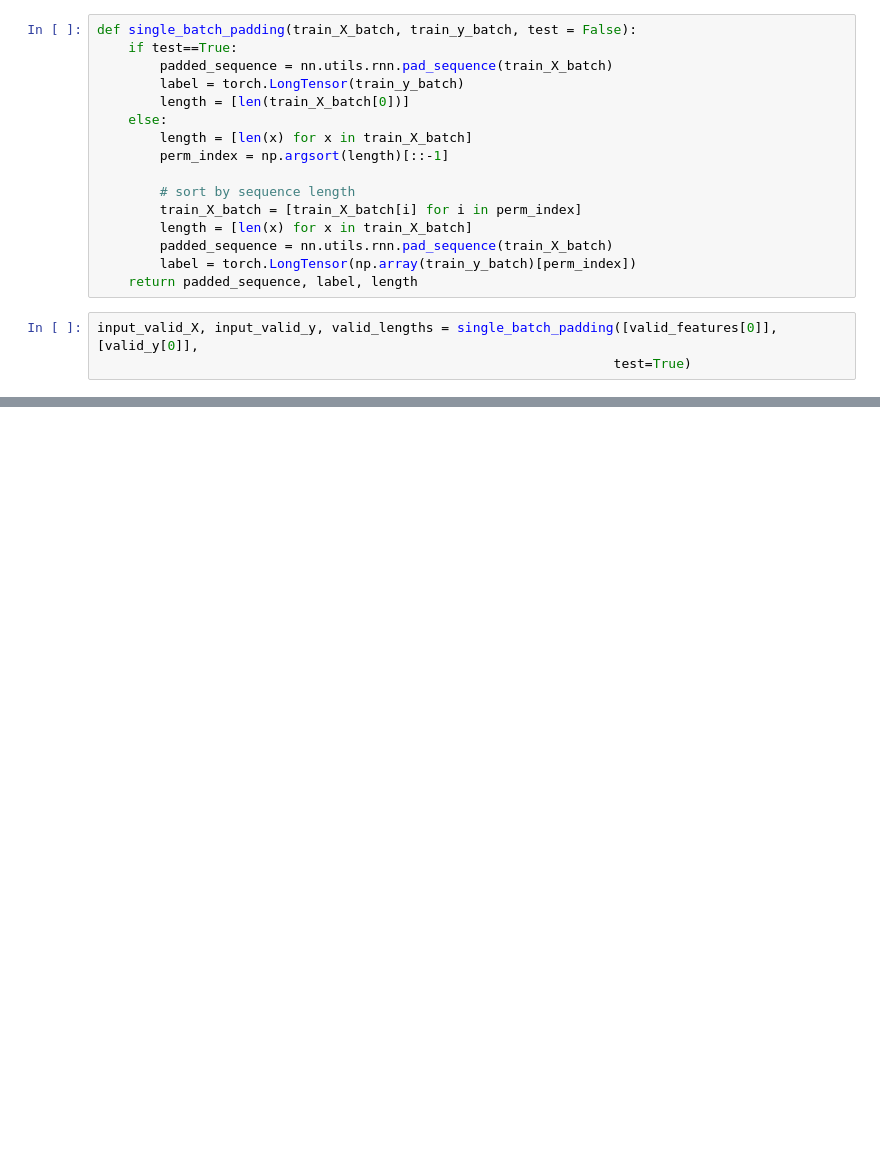
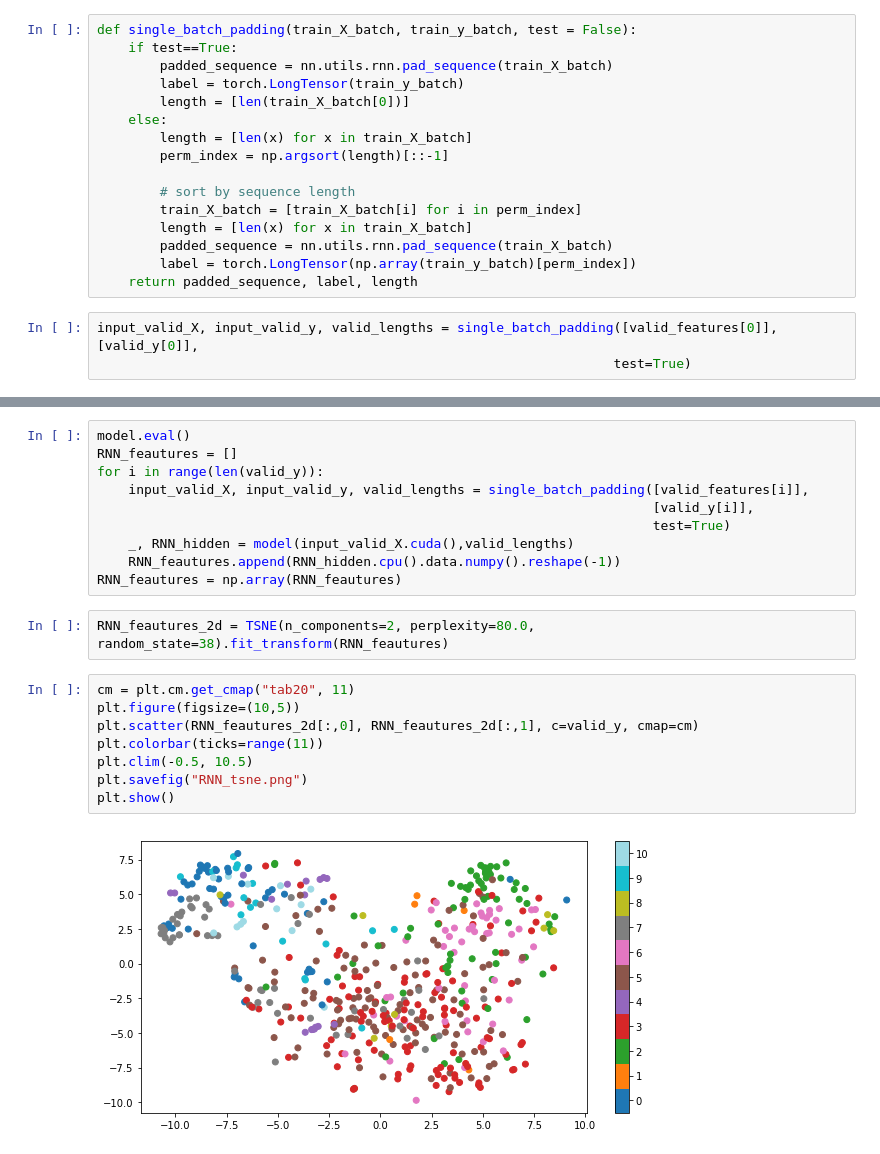
Before and after one commit to thtang/DLCV2018SPRING, a Jupyter notebook: hw5/train/RNN_classification.ipynb, the cells around one changed output, grey strips where cells are left out. Cells and saved outputs as stored; diff of their text form; blank space fills up the shorter version.

```diff
--- a/hw5/train/RNN_classification.ipynb
+++ b/hw5/train/RNN_classification.ipynb
@@ -154,0 +227,22 @@ torch.cuda.empty_cache()
+# %%
+model.eval()
+RNN_feautures = []
+for i in range(len(valid_y)):
+    input_valid_X, input_valid_y, valid_lengths = single_batch_padding([valid_features[i]],
+                                                                       [valid_y[i]],
+                                                                       test=True)
+    _, RNN_hidden = model(input_valid_X.cuda(),valid_lengths)
+    RNN_feautures.append(RNN_hidden.cpu().data.numpy().reshape(-1))
+RNN_feautures = np.array(RNN_feautures)
+# %%
+RNN_feautures_2d = TSNE(n_components=2, perplexity=80.0, random_state=38).fit_transform(RNN_feautures)
+# %%
+cm = plt.cm.get_cmap("tab20", 11)
+plt.figure(figsize=(10,5))
+plt.scatter(RNN_feautures_2d[:,0], RNN_feautures_2d[:,1], c=valid_y, cmap=cm)
+plt.colorbar(ticks=range(11))
+plt.clim(-0.5, 10.5)
+plt.savefig("RNN_tsne.png")
+plt.show()
+# %% [output]
+[figure, added]
```
Also changed, not shown: parts of 16 cells of this notebook, 9 other files.
